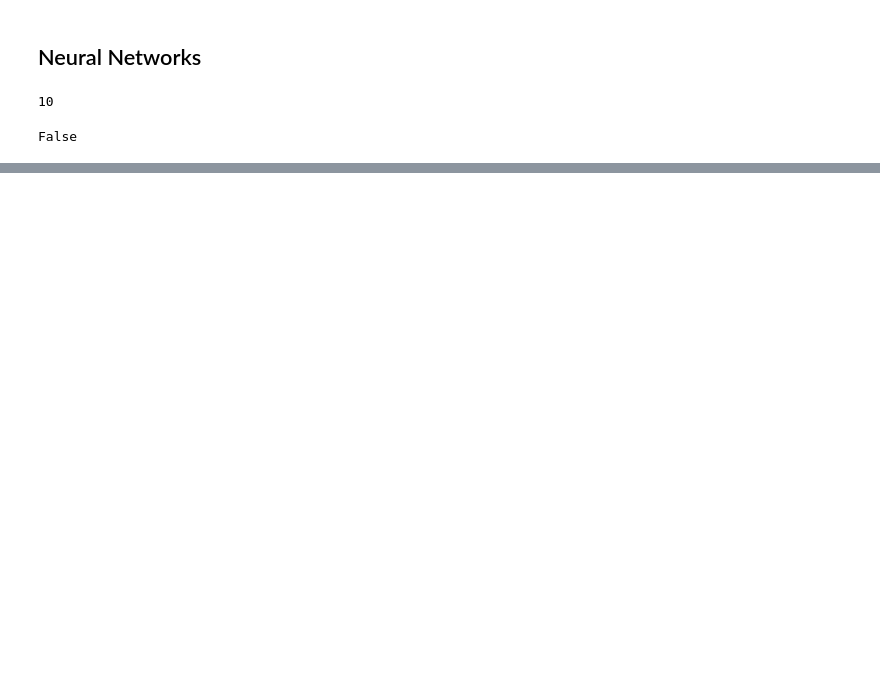
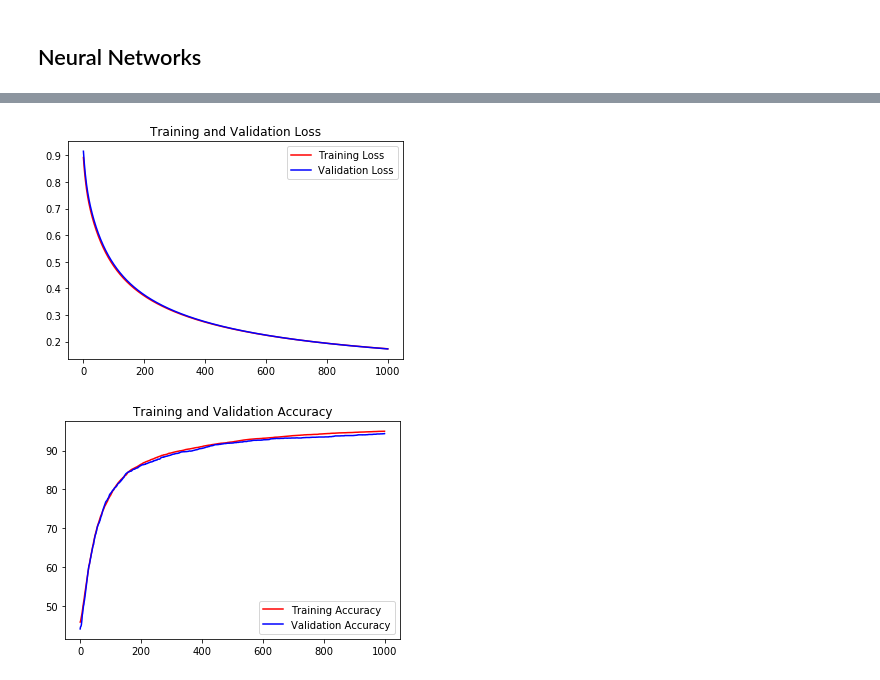
Before and after one commit to srbhchandra/NN_learn, a Jupyter notebook: neural network.ipynb, the cells around one changed output, grey strips where cells are left out. Cells and saved outputs as stored; diff of their text form; code cells hidden in the pictures; blank space fills up the shorter version.

```diff
--- a/neural network.ipynb
+++ b/neural network.ipynb
@@ -294,26 +232,16 @@ nn.b[0].shape, nn.b[1].shape
+# %%
+X_train, y_train, X_test, y_test = shuffle_and_split(X1, Y1, split=0.8)
+X_train, y_train, X_val, y_val = shuffle_and_split(X_train, y_train, split=0.8)
+
+X_train, X_mean, X_std = scale_features(X_train)
+X_val, _, _ = scale_features(X_val, X_mean=X_mean, X_std=X_std)
+X_test, _, _ = scale_features(X_test, X_mean=X_mean, X_std=X_std)
+# %%
+y_train = y_train.reshape(-1, 1)
+y_val = y_val.reshape(-1, 1)
+y_test = y_test.reshape(-1, 1)
+# %%
+def binary_cross_entropy_loss(y, y_score):
+    return -np.sum((y * np.log(y_score) + (1 - y) * np.log(1 - y_score))) / y.shape[0]
 # %% [markdown]
 ## Neural Networks
-# %%
-
-num_classes = np.unique(y_train).shape[0]
-num_output_nodes = num_classes
-num_input_nodes = num_features
-# num_hidden_nodes
-
-# Need to convert y_train to one hot encoding
-y = np.zeros((y_train.shape[0], num_output_nodes), dtype=int)
-y[:, y_train] = 1
-
-w1 = np.random.randn(num_input_nodes, num_output_nodes) * sqrt(2/num_features)
-b1 =
-
-h1 = act_func(np.dot(X, w1) + b1)
-# %% [output]
-10
-# %%
-a = np.ones((2, ))
-b = np.ones((2, 1))
-a.shape, b.shape
-b.shape[1] > 1
-# %% [output]
-False
@@ -319,0 +421,7 @@ False
+# %%
+nn = NeuralNetwork()
+nn.add(num_nodes=100, activation='relu', num_input_features=X_train.shape[1])
+nn.add(num_nodes=1, activation='sigmoid')
+nn.compile()
+nn.fit(X_train, y_train, X_val, y_val, num_epochs=1000, learning_rate=0.01)
+# %% [output]
@@ -319,0 +438,2 @@ False
+[figure, added]
+[figure, added]
```
Also changed, not shown: parts of 12 cells of this notebook, 2 other files.
